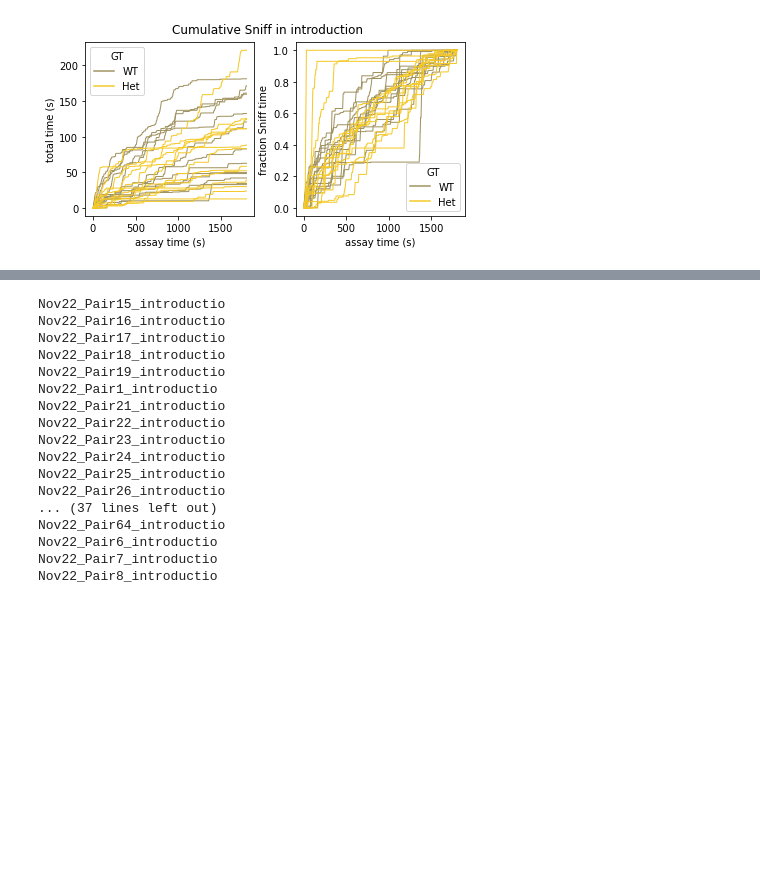
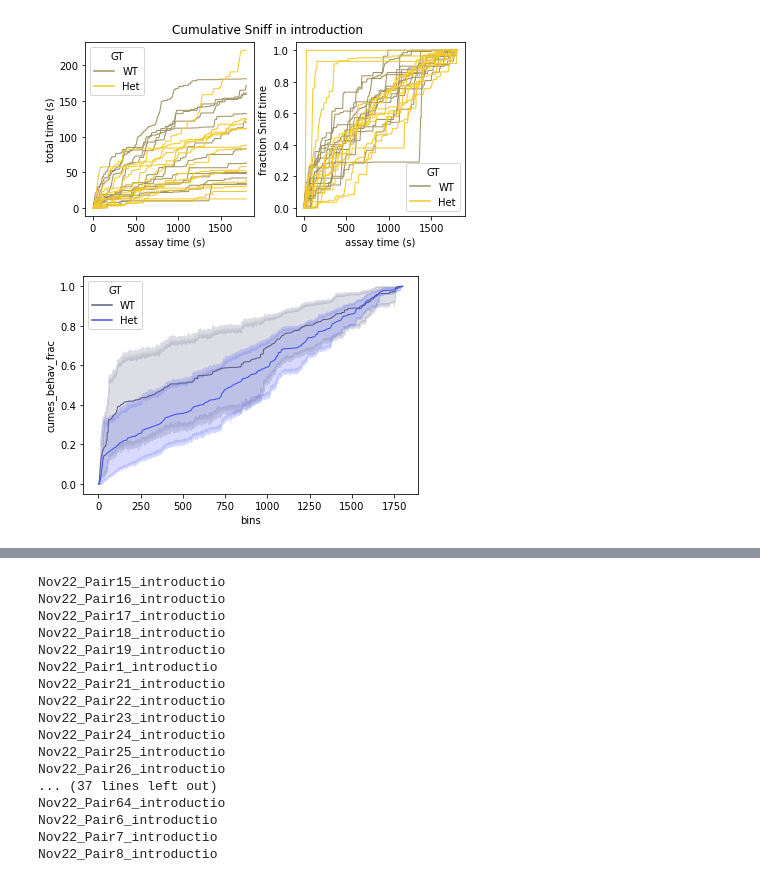
Before and after one commit to nhoglen/scn2a-paper-GWJSNH-code, a Jupyter notebook: 240811_pipeline_plottingCDFs.ipynb, the cells around one changed output, grey strips where cells are left out. Saved outputs shown, nothing was run; the diff lists cells and outputs as text; code cells hidden in the pictures; blank space fills up the shorter version.

```diff
--- a/240811_pipeline_plottingCDFs.ipynb
+++ b/240811_pipeline_plottingCDFs.ipynb
@@ -23,11 +23,8 @@ warnings.filterwarnings('ignore')
 # %%
 # ----- SET UP FILE HANDLING -----
 
-assay = 'introduction'
-behavior = 'Sniff'
-
-computer = 'Ernest'
-# computer = 'Dorian'
+# computer = 'Ernest'
+computer = 'Dorian'
 
 match computer:
     case 'Dorian':
@@ -287,3 +403,11 @@ printy = False
 # %% [output]
 [figure]
 [figure]
+# %%
+ax0 = sns.lineplot(
+        data=InSnBin[InSnBin.sex=='M'],
+        x="bins", y="cumes_behav_frac", hue="GT",
+        lw=1,palette=mpal,hue_order=ho,
+    )
+# %% [output]
+[figure, added]
```
Also changed, not shown: parts of 5 cells of this notebook.
